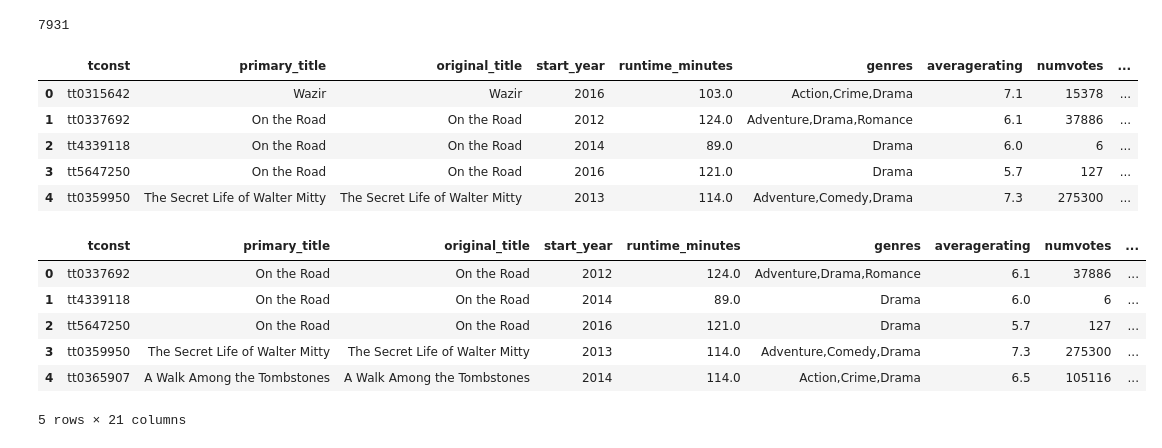
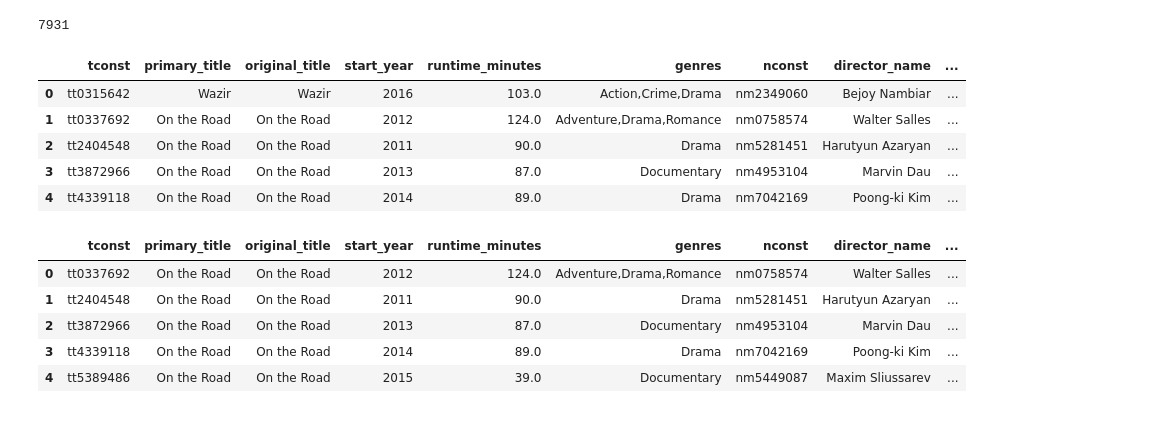
Before and after one commit to JenniferLavoie/DSFirstProject, a Jupyter notebook: student.ipynb, the cells around one changed output. Saved outputs shown, nothing was run; the diff lists cells and outputs as text; code cells hidden in the pictures.

```diff
--- a/student.ipynb
+++ b/student.ipynb
@@ -387,12 +397,12 @@ print(len(imdb_directors))
 # %% [output]
 124689
 # %%
-director_data = pd.merge(imdb_df3, imdb_directors, how = 'inner', left_on = 'tconst', right_on = 'tconst')
+director_movie_data = pd.merge(imdb_df3, imdb_directors, how = 'inner', left_on = 'tconst', right_on = 'tconst')
 
 # Rename this column to better indicate what the column refers to in this combined dataframe.
-director_data = director_data.rename(columns={'primary_name': 'director_name'})
+director_movie_data = director_movie_data.rename(columns={'primary_name': 'director_name'})
 
-director_data.head()
+director_movie_data.head()
 
 # This dataframe combines the IMDb data for all the movie titles with their director.  This can later be combined with
 # profit information to determine who the directors are for the movies with the most profit.  Use for Question 3 and
@@ -439,11 +449,11 @@ print(len(combined_bom_tn))
 7931
 # %%
 profit_bom = pd.merge(director_data, bom_df, how='inner', left_on = 'primary_title', right_on = 'title')
-profit.head()
+profit_bom.head()
 # %% [output]
-|  | tconst | primary_title | original_title | start_year | runtime_minutes | genres | averagerating | numvotes | ... |
-| 0 | tt0315642 | Wazir | Wazir | 2016 | 103.0 | Action,Crime,Drama | 7.1 | 15378 | ... |
-| 1 | tt0337692 | On the Road | On the Road | 2012 | 124.0 | Adventure,Drama,Romance | 6.1 | 37886 | ... |
-| 2 | tt4339118 | On the Road | On the Road | 2014 | 89.0 | Drama | 6.0 | 6 | ... |
-| 3 | tt5647250 | On the Road | On the Road | 2016 | 121.0 | Drama | 5.7 | 127 | ... |
-| 4 | tt0359950 | The Secret Life of Walter Mitty | The Secret Life of Walter Mitty | 2013 | 114.0 | Adventure,Comedy,Drama | 7.3 | 275300 | ... |
+|  | tconst | primary_title | original_title | start_year | runtime_minutes | genres | nconst | director_name | ... |
+| 0 | tt0315642 | Wazir | Wazir | 2016 | 103.0 | Action,Crime,Drama | nm2349060 | Bejoy Nambiar | ... |
+| 1 | tt0337692 | On the Road | On the Road | 2012 | 124.0 | Adventure,Drama,Romance | nm0758574 | Walter Salles | ... |
+| 2 | tt2404548 | On the Road | On the Road | 2011 | 90.0 | Drama | nm5281451 | Harutyun Azaryan | ... |
+| 3 | tt3872966 | On the Road | On the Road | 2013 | 87.0 | Documentary | nm4953104 | Marvin Dau | ... |
+| 4 | tt4339118 | On the Road | On the Road | 2014 | 89.0 | Drama | nm7042169 | Poong-ki Kim | ... |
@@ -450,16 +463,15 @@ profit.head()
 # %%
-budget = pd.merge(profit, tn_df, how='inner',left_on='primary_title',right_on='movie')
+budget = pd.merge(profit_bom, tn_df, how='inner',left_on='primary_title',right_on='movie')
 budget.drop('domestic_gross_x', axis=1, inplace=True) # dropping the column with rounded domestic gross
 budget = budget.rename(columns={'domestic_gross_y': 'domestic_gross'}) # rename unrounded column after dropping duplicate
 budget.head()
 # %% [output]
-|  | tconst | primary_title | original_title | start_year | runtime_minutes | genres | averagerating | numvotes | ... |
-| 0 | tt0337692 | On the Road | On the Road | 2012 | 124.0 | Adventure,Drama,Romance | 6.1 | 37886 | ... |
-| 1 | tt4339118 | On the Road | On the Road | 2014 | 89.0 | Drama | 6.0 | 6 | ... |
-| 2 | tt5647250 | On the Road | On the Road | 2016 | 121.0 | Drama | 5.7 | 127 | ... |
-| 3 | tt0359950 | The Secret Life of Walter Mitty | The Secret Life of Walter Mitty | 2013 | 114.0 | Adventure,Comedy,Drama | 7.3 | 275300 | ... |
-| 4 | tt0365907 | A Walk Among the Tombstones | A Walk Among the Tombstones | 2014 | 114.0 | Action,Crime,Drama | 6.5 | 105116 | ... |
+|  | tconst | primary_title | original_title | start_year | runtime_minutes | genres | nconst | director_name | ... |
+| 0 | tt0337692 | On the Road | On the Road | 2012 | 124.0 | Adventure,Drama,Romance | nm0758574 | Walter Salles | ... |
+| 1 | tt2404548 | On the Road | On the Road | 2011 | 90.0 | Drama | nm5281451 | Harutyun Azaryan | ... |
+| 2 | tt3872966 | On the Road | On the Road | 2013 | 87.0 | Documentary | nm4953104 | Marvin Dau | ... |
+| 3 | tt4339118 | On the Road | On the Road | 2014 | 89.0 | Drama | nm7042169 | Poong-ki Kim | ... |
+| 4 | tt5389486 | On the Road | On the Road | 2015 | 39.0 | Documentary | nm5449087 | Maxim Sliussarev | ... |
-5 rows × 21 columns
 # %%
 rt_data = pd.merge(rt_df1, rt_df3, how='inner',left_on='id',right_on='id')
 
```
Also changed, not shown: parts of 12 cells of this notebook.
